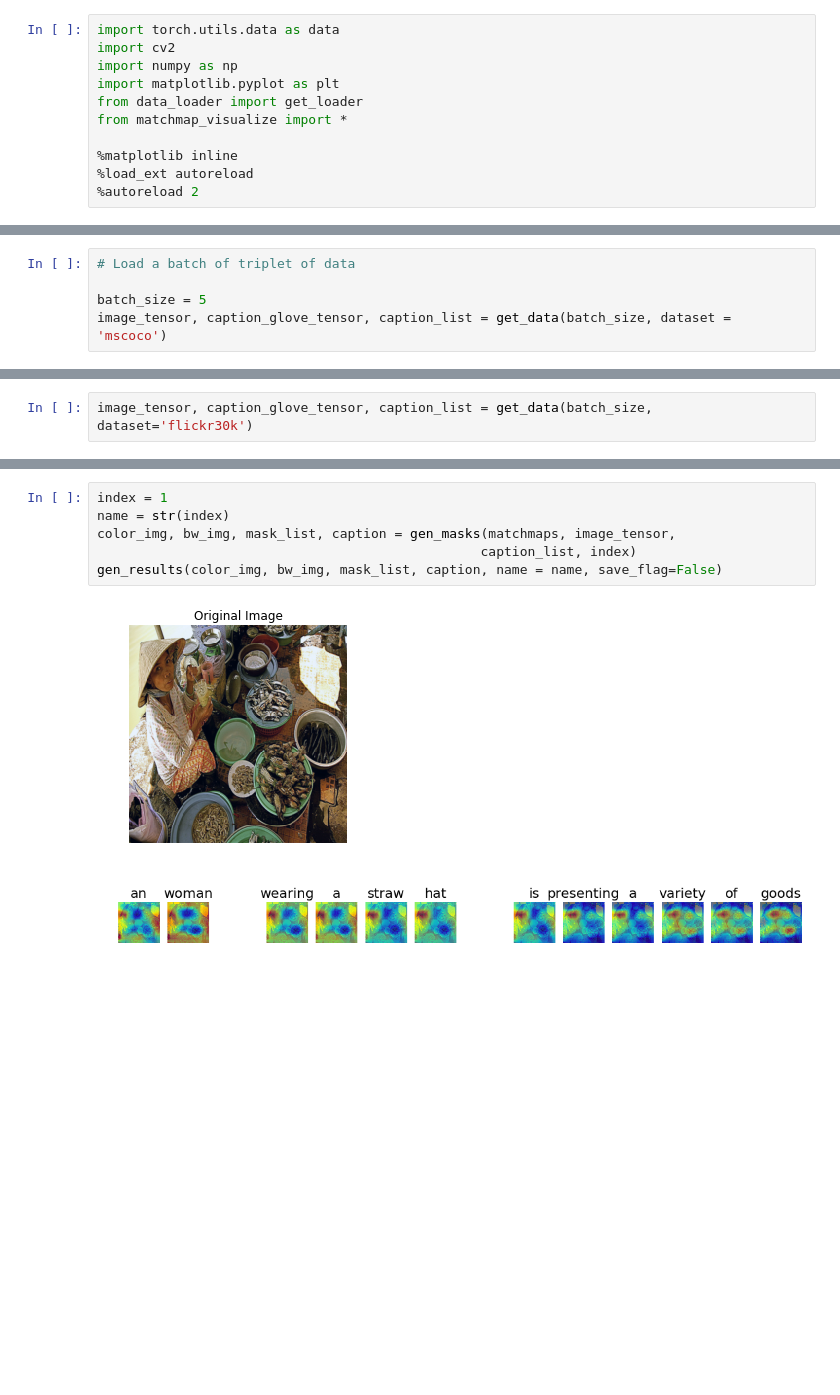
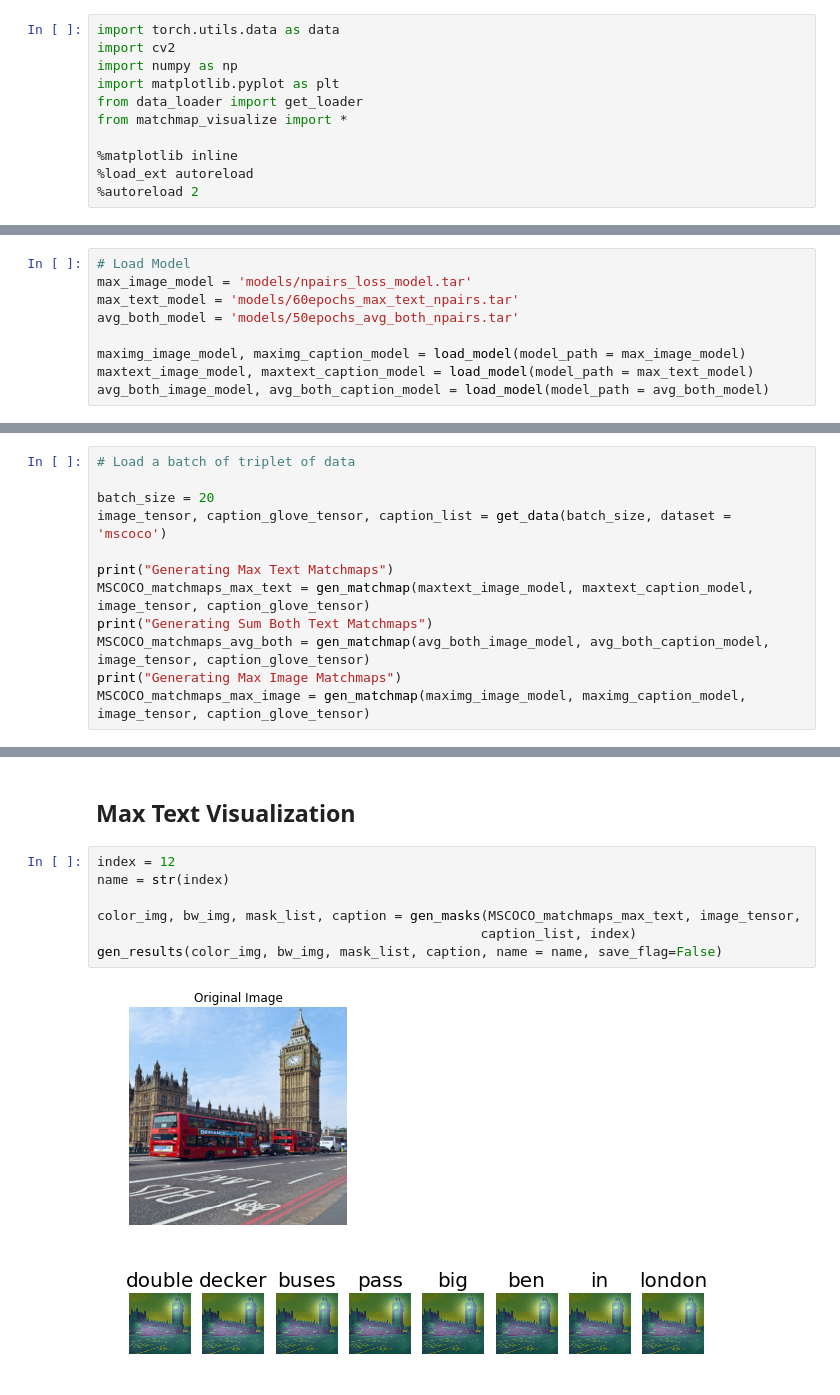
Before and after one commit to shashank3959/CS838_Project, a Jupyter notebook: code/main.ipynb, the cells around one changed output, grey strips where cells are left out. Saved outputs shown, nothing was run; the diff lists cells and outputs as text; blank space fills up the shorter version.

Commit message:
Code for segmentation masks
Signed-off-by: Deepan Das <deepandas11@gmail.com>

```diff
--- a/code/main.ipynb
+++ b/code/main.ipynb
@@ -17,0 +12,9 @@ Loaded checkpoint 'models/npairs_loss_model.tar' (epoch 34)
+# %%
+# Load Model
+max_image_model = 'models/npairs_loss_model.tar'
+max_text_model = 'models/60epochs_max_text_npairs.tar'
+avg_both_model = 'models/50epochs_avg_both_npairs.tar'
+
+maximg_image_model, maximg_caption_model = load_model(model_path = max_image_model)
+maxtext_image_model, maxtext_caption_model = load_model(model_path = max_text_model)
+avg_both_image_model, avg_both_caption_model = load_model(model_path = avg_both_model)
@@ -20,8 +38,15 @@ Loaded checkpoint 'models/npairs_loss_model.tar' (epoch 34)
 # %%
 # Load a batch of triplet of data
 
-batch_size = 5
+batch_size = 20
 image_tensor, caption_glove_tensor, caption_list = get_data(batch_size, dataset = 'mscoco')
+
+print("Generating Max Text Matchmaps")
+MSCOCO_matchmaps_max_text = gen_matchmap(maxtext_image_model, maxtext_caption_model, image_tensor, caption_glove_tensor)
+print("Generating Sum Both Text Matchmaps")
+MSCOCO_matchmaps_avg_both = gen_matchmap(avg_both_image_model, avg_both_caption_model, image_tensor, caption_glove_tensor)
+print("Generating Max Image Matchmaps")
+MSCOCO_matchmaps_max_image = gen_matchmap(maximg_image_model, maximg_caption_model, image_tensor, caption_glove_tensor)
 # %% [output]
 Vocabulary successfully loaded from vocab.pkl file!
 loading annotations into memory...
@@ -45,2 +93,0 @@ gen_results(color_img, bw_img, mask_list, caption, name = name, save_flag=False)
-# %%
-image_tensor, caption_glove_tensor, caption_list = get_data(batch_size, dataset='flickr30k')
@@ -49,9 +104,12 @@ matchmaps = gen_matchmap(image_model, caption_model, image_tensor, caption_glove
+# %% [markdown]
+## Max Text Visualization
 # %%
-index = 1
+index = 12
 name = str(index)
-color_img, bw_img, mask_list, caption = gen_masks(matchmaps, image_tensor,
+
+color_img, bw_img, mask_list, caption = gen_masks(MSCOCO_matchmaps_max_text, image_tensor,
                                                  caption_list, index)
 gen_results(color_img, bw_img, mask_list, caption, name = name, save_flag=False)
 # %% [output]
-[figure, old version]
+[figure, new version]
-[figure, old version]
+[figure, new version]
```
Also changed, not shown: parts of 18 cells of this notebook, 3 other files.
